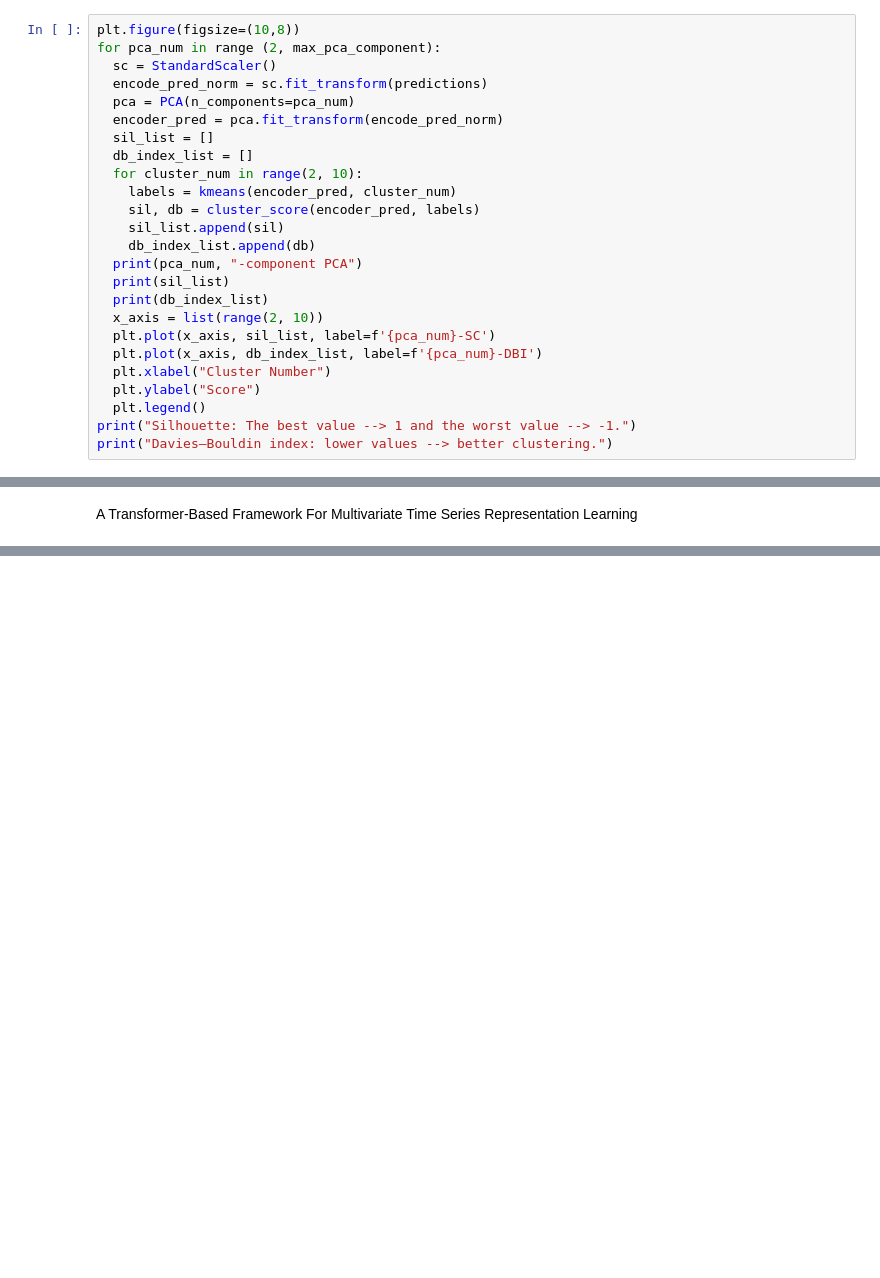
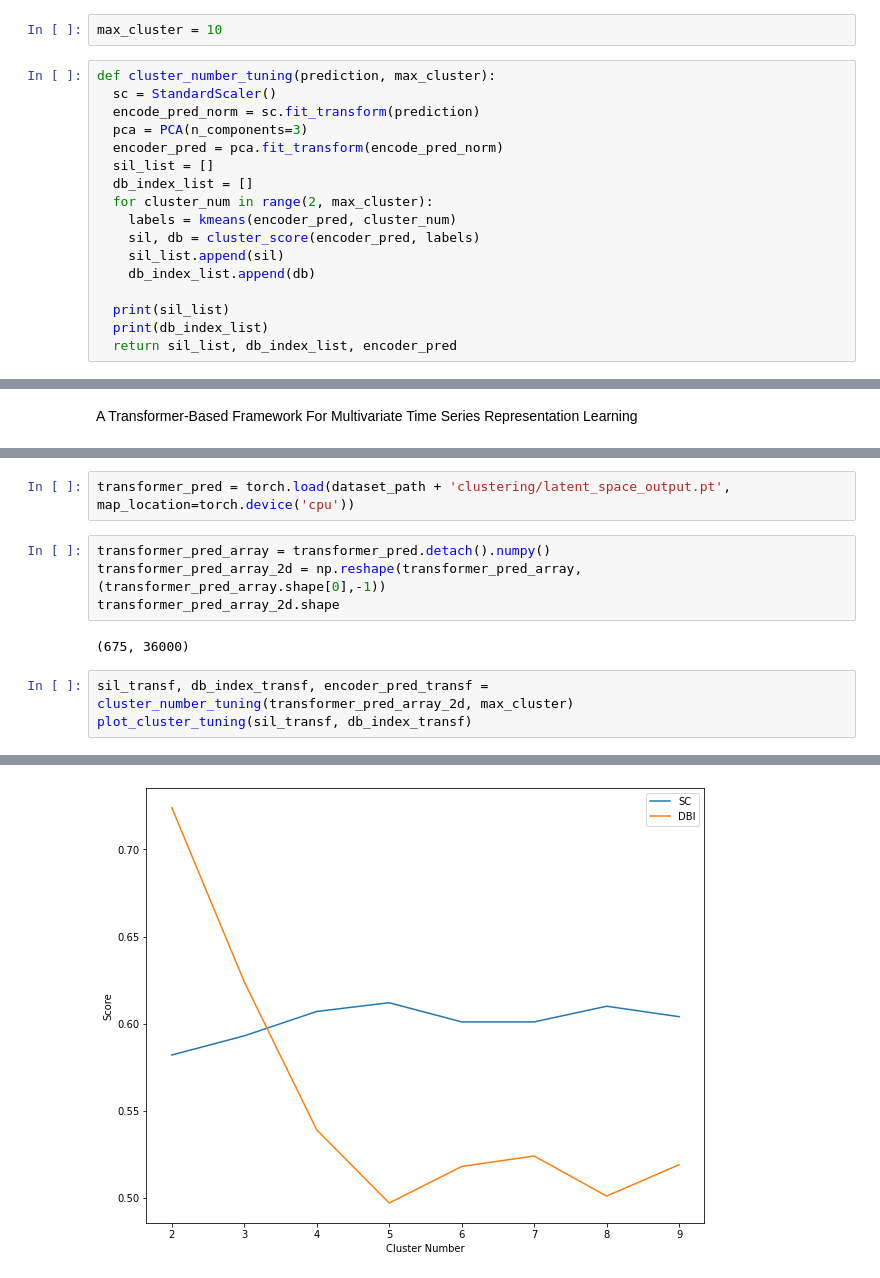
Before and after one commit to xygxue/master_thesis, a Jupyter notebook: clustering.ipynb, the cells around one changed output, grey strips where cells are left out. Saved outputs shown, nothing was run; the diff lists cells and outputs as text; blank space fills up the shorter version.

```diff
--- a/clustering.ipynb
+++ b/clustering.ipynb
@@ -469,25 +594,19 @@ max_pca_component = 8
+# %%
+max_cluster = 10
 # %%
-plt.figure(figsize=(10,8))
-for pca_num in range (2, max_pca_component):
+def cluster_number_tuning(prediction, max_cluster):
   sc = StandardScaler()
-  encode_pred_norm = sc.fit_transform(predictions)
-  pca = PCA(n_components=pca_num)
+  encode_pred_norm = sc.fit_transform(prediction)
+  pca = PCA(n_components=3)
   encoder_pred = pca.fit_transform(encode_pred_norm)
   sil_list = []
   db_index_list = []
-  for cluster_num in range(2, 10):
+  for cluster_num in range(2, max_cluster):
     labels = kmeans(encoder_pred, cluster_num)
     sil, db = cluster_score(encoder_pred, labels)
     sil_list.append(sil)
     db_index_list.append(db)
-  print(pca_num, "-component PCA")
+
   print(sil_list)
   print(db_index_list)
-  x_axis = list(range(2, 10))
-  plt.plot(x_axis, sil_list, label=f'{pca_num}-SC')
-  plt.plot(x_axis, db_index_list, label=f'{pca_num}-DBI')
-  plt.xlabel("Cluster Number")
-  plt.ylabel("Score")
-  plt.legend()
-print("Silhouette: The best value --> 1 and the worst value --> -1.")
-print("Davies–Bouldin index: lower values --> better clustering.")
+  return sil_list, db_index_list, encoder_pred
@@ -524,0 +626,12 @@ A Transformer-Based Framework For Multivariate Time Series Representation Learni
+# %%
+transformer_pred = torch.load(dataset_path + 'clustering/latent_space_output.pt', map_location=torch.device('cpu'))
+# %%
+transformer_pred_array = transformer_pred.detach().numpy()
+transformer_pred_array_2d = np.reshape(transformer_pred_array, (transformer_pred_array.shape[0],-1))
+transformer_pred_array_2d.shape
+# %% [output]
+(675, 36000)
+# %%
+sil_transf, db_index_transf, encoder_pred_transf = cluster_number_tuning(transformer_pred_array_2d, max_cluster)
+plot_cluster_tuning(sil_transf, db_index_transf)
+# %% [output]
@@ -524,0 +642 @@ A Transformer-Based Framework For Multivariate Time Series Representation Learni
+[figure, added]
```
Also changed, not shown: parts of 41 cells of this notebook.
